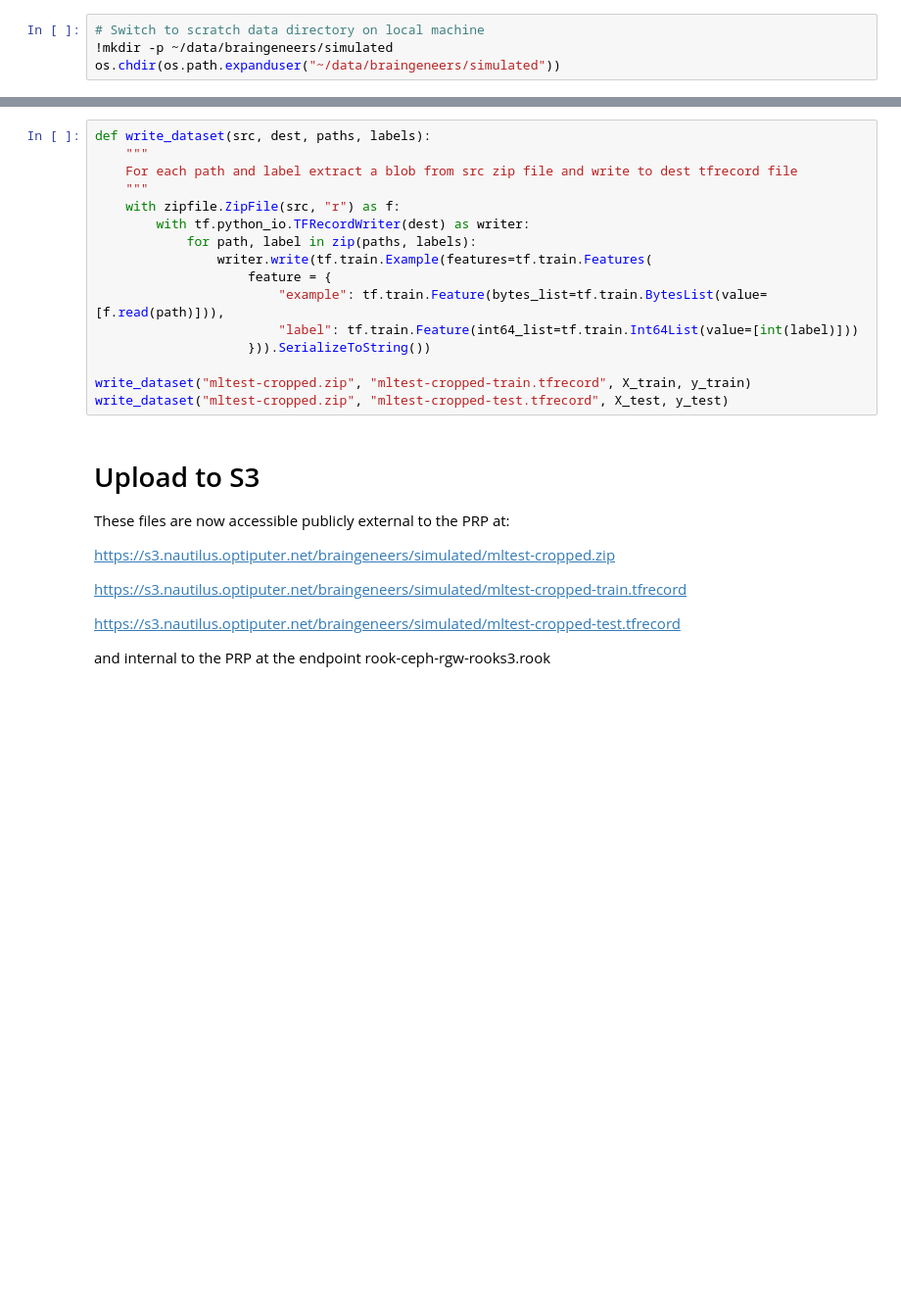
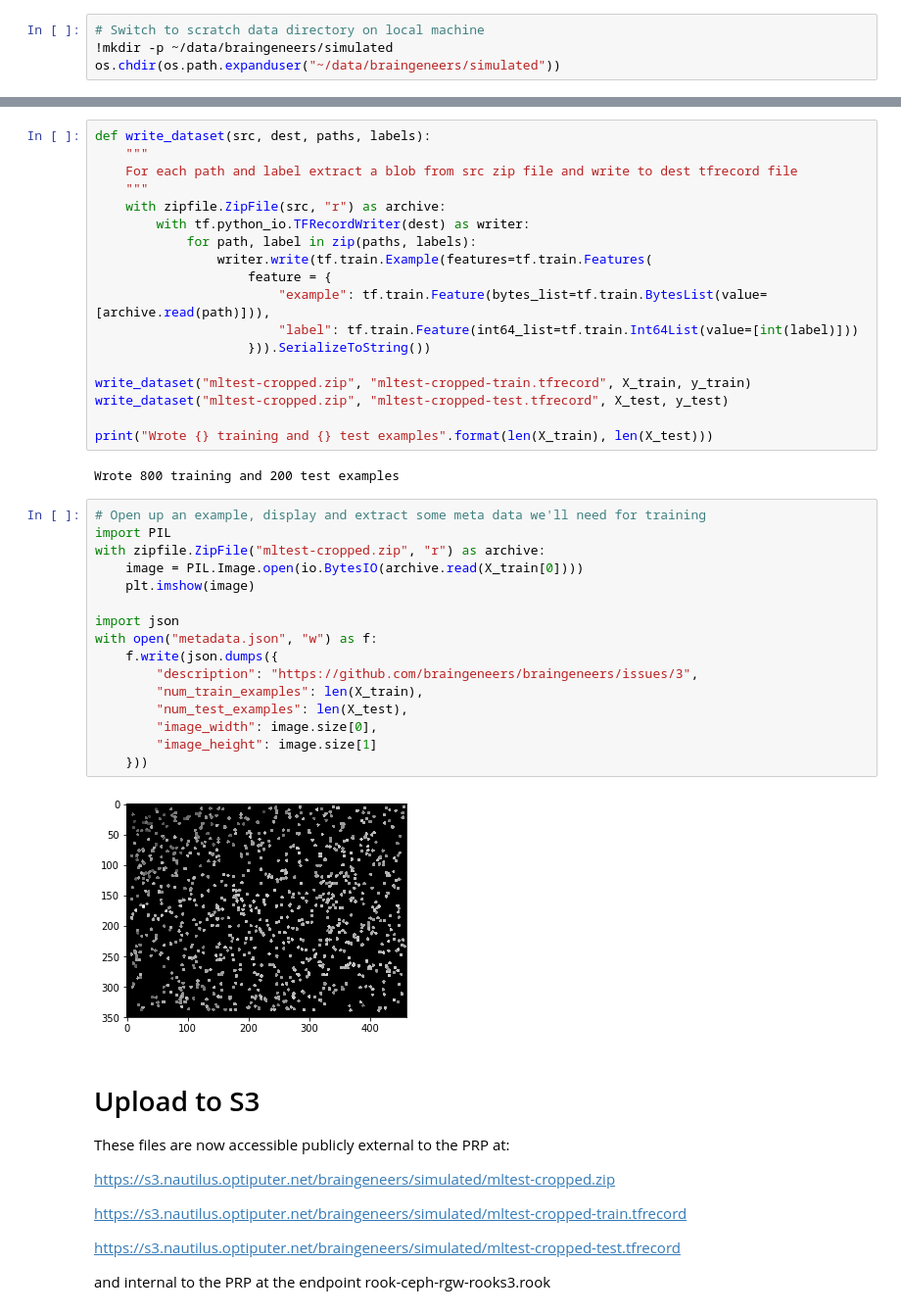
Before and after one commit to braingeneers/organoid-net, a Jupyter notebook: simulated/ingest.ipynb, the cells around one changed output, grey strips where cells are left out. Shown at 98% size. Saved outputs shown, nothing was run; the diff lists cells and outputs as text; blank space fills up the shorter version.

Commit message:
Write out metadata.json for training and display one example image

```diff
--- a/simulated/ingest.ipynb
+++ b/simulated/ingest.ipynb
@@ -40,17 +39,39 @@ def write_dataset(src, dest, paths, labels):
     """
     For each path and label extract a blob from src zip file and write to dest tfrecord file
     """
-    with zipfile.ZipFile(src, "r") as f:
+    with zipfile.ZipFile(src, "r") as archive:
         with tf.python_io.TFRecordWriter(dest) as writer:
             for path, label in zip(paths, labels):
                 writer.write(tf.train.Example(features=tf.train.Features(
                     feature = {
-                        "example": tf.train.Feature(bytes_list=tf.train.BytesList(value=[f.read(path)])),
+                        "example": tf.train.Feature(bytes_list=tf.train.BytesList(value=[archive.read(path)])),
                         "label": tf.train.Feature(int64_list=tf.train.Int64List(value=[int(label)]))
                     })).SerializeToString())
 
 write_dataset("mltest-cropped.zip", "mltest-cropped-train.tfrecord", X_train, y_train)
 write_dataset("mltest-cropped.zip", "mltest-cropped-test.tfrecord", X_test, y_test)
+
+print("Wrote {} training and {} test examples".format(len(X_train), len(X_test)))
+# %% [output]
+Wrote 800 training and 200 test examples
+# %%
+# Open up an example, display and extract some meta data we'll need for training
+import PIL
+with zipfile.ZipFile("mltest-cropped.zip", "r") as archive:
+    image = PIL.Image.open(io.BytesIO(archive.read(X_train[0])))
+    plt.imshow(image)
+
+import json
+with open("metadata.json", "w") as f:
+    f.write(json.dumps({
+        "description": "https://github.com/braingeneers/braingeneers/issues/3",
+        "num_train_examples": len(X_train),
+        "num_test_examples": len(X_test),
+        "image_width": image.size[0],
+        "image_height": image.size[1]
+    }))
+# %% [output]
+[figure, added]
 # %% [markdown]
 # Upload to S3
 
```
Also changed, not shown: parts of 5 cells of this notebook.
